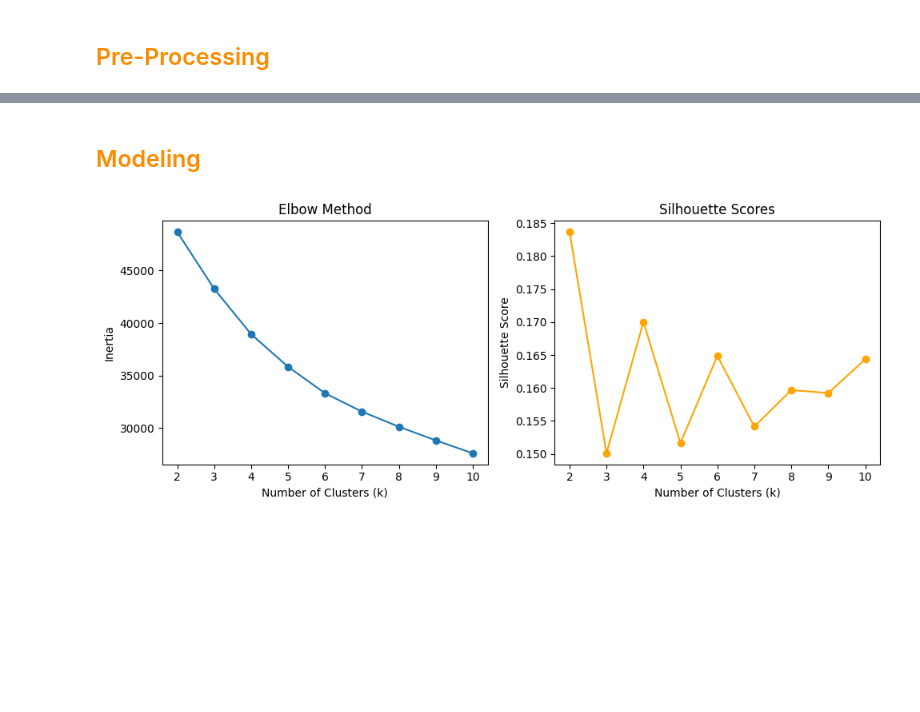
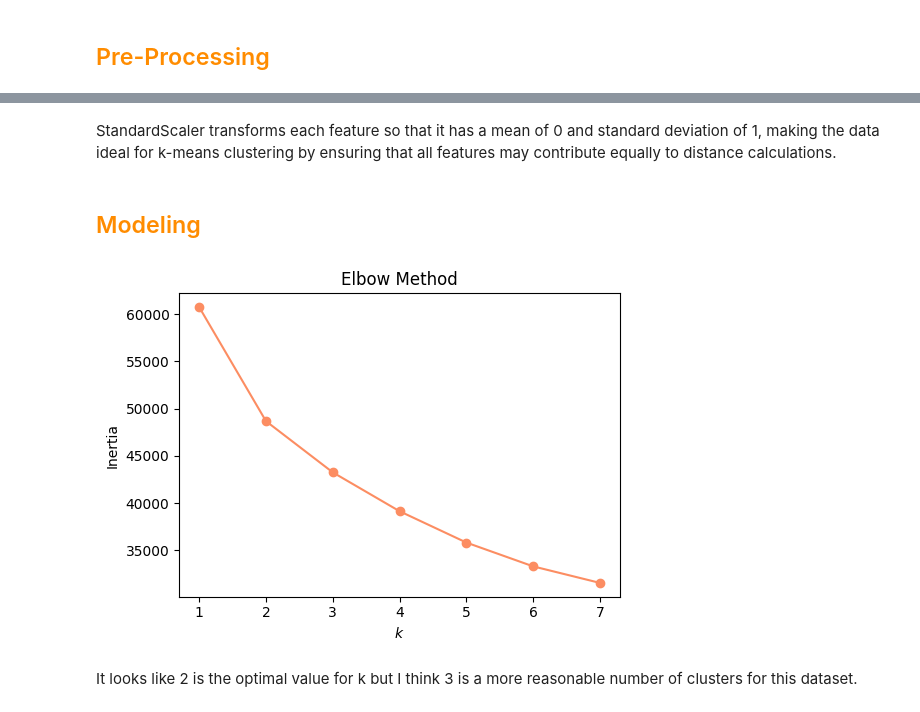
Before and after one commit to fabiola-rojas/itcs3162-proj4, a Jupyter notebook: proj4-beer.ipynb, the cells around one changed output, grey strips where cells are left out. Cells and saved outputs as stored; diff of their text form; code cells hidden in the pictures; blank space fills up the shorter version.

```diff
--- a/proj4-beer.ipynb
+++ b/proj4-beer.ipynb
@@ -269,40 +297,30 @@ X_scaled_df.head()
 | 2 | -0.599501 | 0.444361 | -0.241694 | -0.351895 | -0.638019 | 0.218543 | -0.445528 | -0.619028 | -0.477041 | -0.883498 | 0.430127 | ... |
 | 3 | 0.774882 | 0.444361 | -0.337764 | 0.341912 | 0.804681 | 0.412438 | 1.246621 | -0.423358 | -0.008068 | 0.324247 | -0.030416 | ... |
 | 4 | 0.264397 | 0.444361 | 0.815081 | 0.187733 | 0.516141 | 0.296101 | -0.387178 | -0.674933 | -0.008068 | -0.852530 | 0.331439 | ... |
+# %% [markdown]
+StandardScaler transforms each feature so that it has a mean of 0 and standard deviation of 1, making the data ideal for k-means clustering by ensuring that all features may contribute equally to distance calculations.
 # %% [markdown]
 ## <span style="color: darkorange">Modeling
 # %%
 from sklearn.cluster import KMeans
-from sklearn.metrics import silhouette_score
-import matplotlib.pyplot as plt
 
 inertia = []
-silhouette_scores = []
-k_values = range(2, 11)
-
-for k in k_values:
-    kmeans = KMeans(n_clusters=k, random_state=42, n_init=10)
-    kmeans.fit(X_scaled)
+for k in range(1,8):
+    kmeans = KMeans(n_clusters=k, random_state=42, n_init='auto').fit(X_scaled)
     inertia.append(kmeans.inertia_)
-    silhouette_scores.append(silhouette_score(X_scaled, kmeans.labels_))
 
 plt.figure(figsize=(10, 4))
 
 plt.subplot(1, 2, 1)
-plt.plot(k_values, inertia, marker='o')
+plt.plot(range(1,8), inertia, marker='o', color='#fc8d62')
 plt.title('Elbow Method')
-plt.xlabel('Number of Clusters (k)')
+plt.xlabel('$k$')
 plt.ylabel('Inertia')
-
-plt.subplot(1, 2, 2)
-plt.plot(k_values, silhouette_scores, marker='o', color='orange')
-plt.title('Silhouette Scores')
-plt.xlabel('Number of Clusters (k)')
-plt.ylabel('Silhouette Score')
-
 plt.tight_layout()
 plt.show()
 # %% [output]
-[figure, old version]
+[figure, new version]
+# %% [markdown]
+It looks like 2 is the optimal value for k but I think 3 is a more reasonable number of clusters for this dataset.
 # %%
 # fit k means
```
Also changed, not shown: parts of 41 cells of this notebook.
